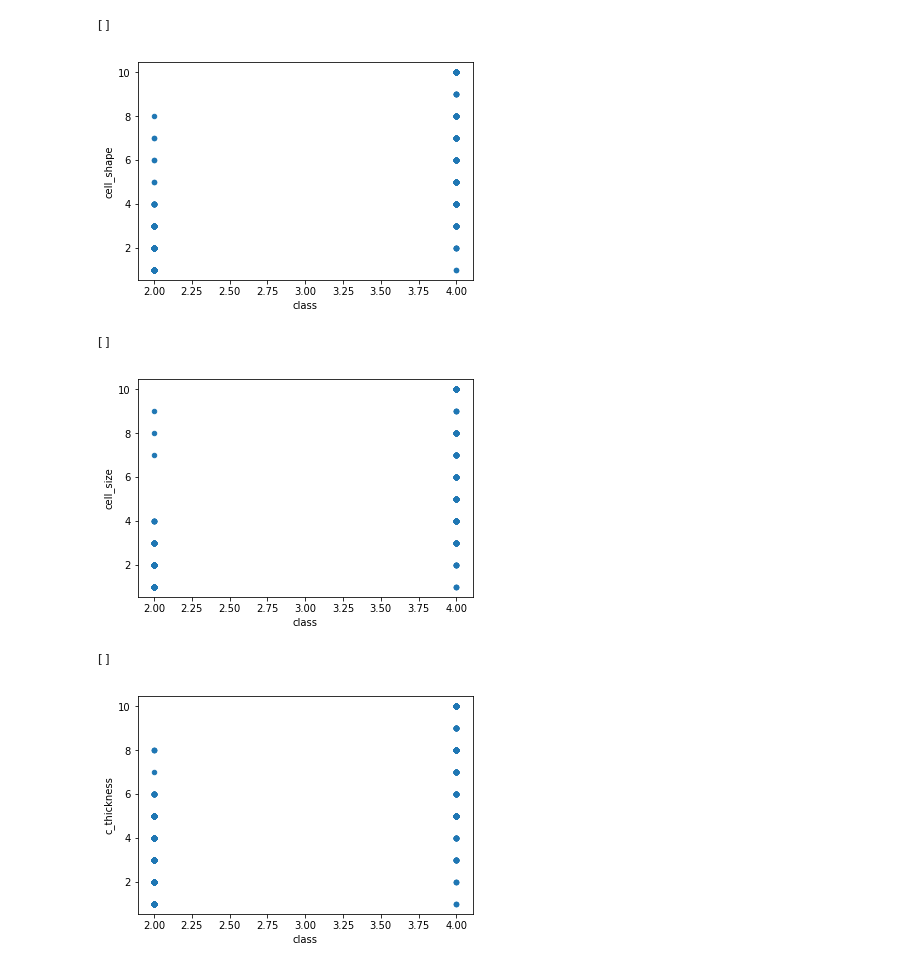
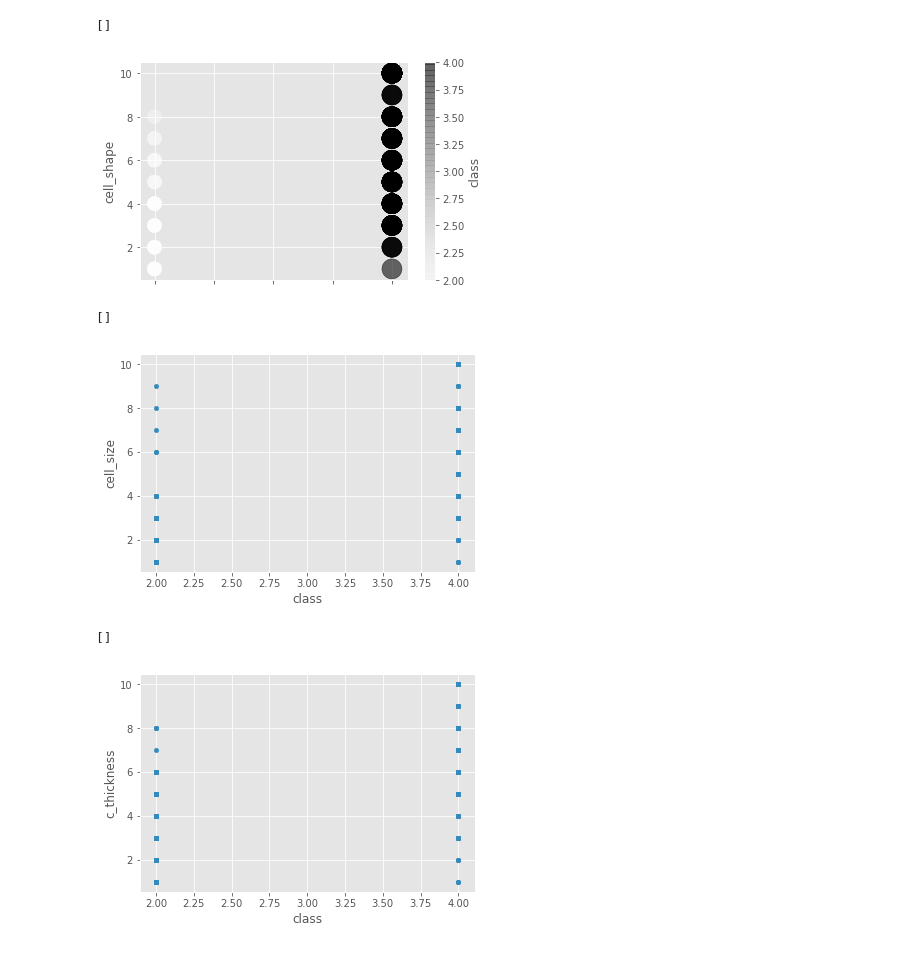
Before and after one commit to Daniel-M/ML_HW_2017, a Jupyter notebook: HW_1/HW_1_ML_2017.ipynb, the cells around one changed output. Drawn from its saved outputs; the diff is of its cells as text; code cells hidden in the pictures.

```diff
--- a/HW_1/HW_1_ML_2017.ipynb
+++ b/HW_1/HW_1_ML_2017.ipynb
@@ -2,8 +2,12 @@
 import numpy as np
 import pandas as pd
 from pandas.plotting import scatter_matrix
-import matplotlib.pyplot as plt
+#import matplotlib.pyplot as plt
+import matplotlib
 %matplotlib inline
+
+# Styling for matplotlib
+matplotlib.style.use('ggplot')
 # %%
 # File description,
 #
@@ -35,2 +30,0 @@ dataF = dataF.apply(pd.to_numeric, errors='coerce')
-# %%
-dataF = dataF.dropna()
@@ -133,18 +157,20 @@ plt.plot()
 # %%
-dataF.plot.scatter("class","cell_shape")
+dataF.plot.scatter("class","cell_shape",alpha=0.35,c='class',s=dataF['class']*100)
+#dataF.plot("class")
+#dataF.plot("cell_shape")
 plt.plot()
 # %% [output]
 []
-[figure, old version]
+[figure, new version]
 # %%
 dataF.plot.scatter("class","cell_size")
 plt.plot()
 # %% [output]
 []
-[figure, old version]
+[figure, new version]
 # %%
 dataF.plot.scatter("class","c_thickness")
 plt.plot()
 # %% [output]
 []
-[figure, old version]
+[figure, new version]
```
Also changed, not shown: parts of 42 cells of this notebook, 1 other file.
